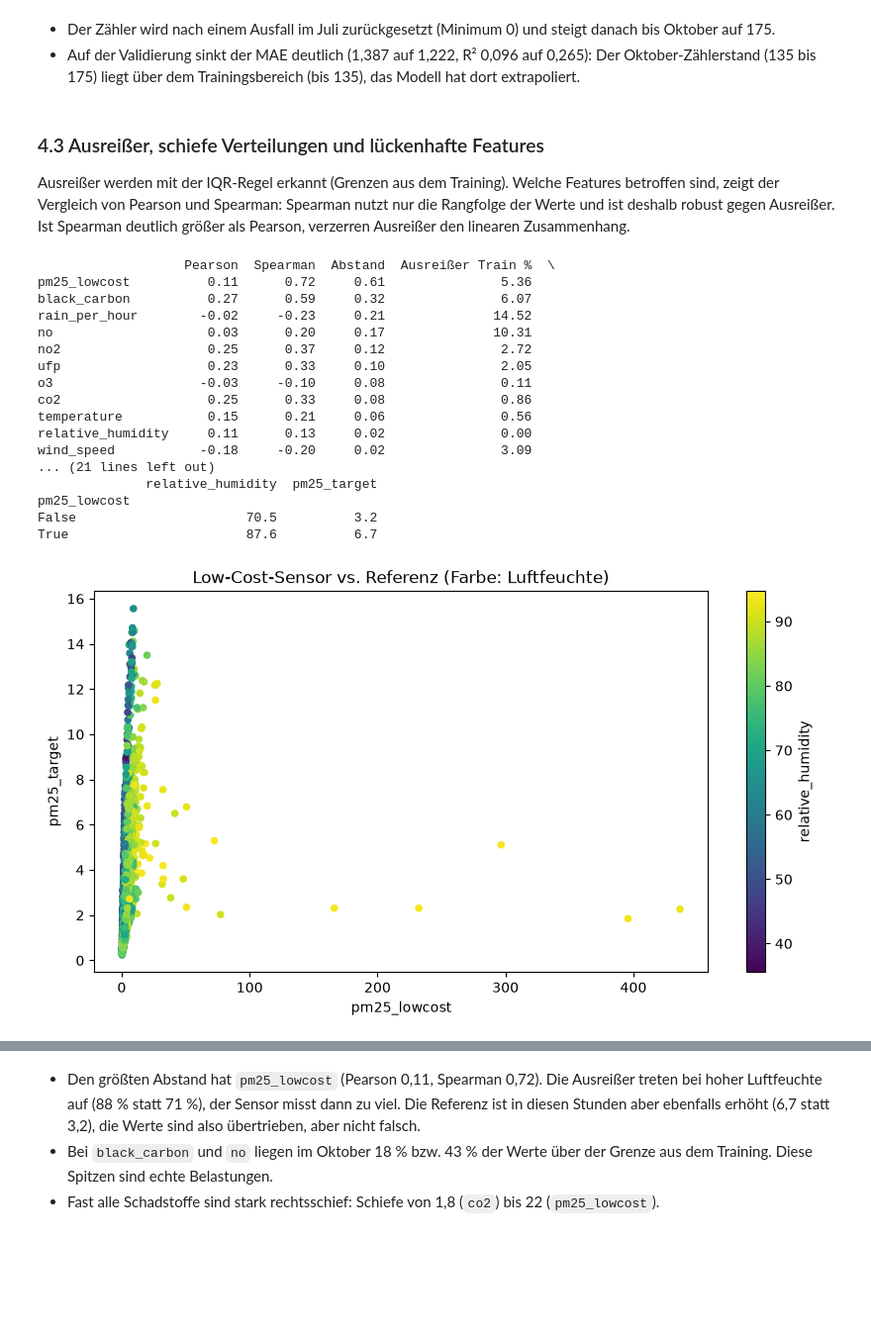
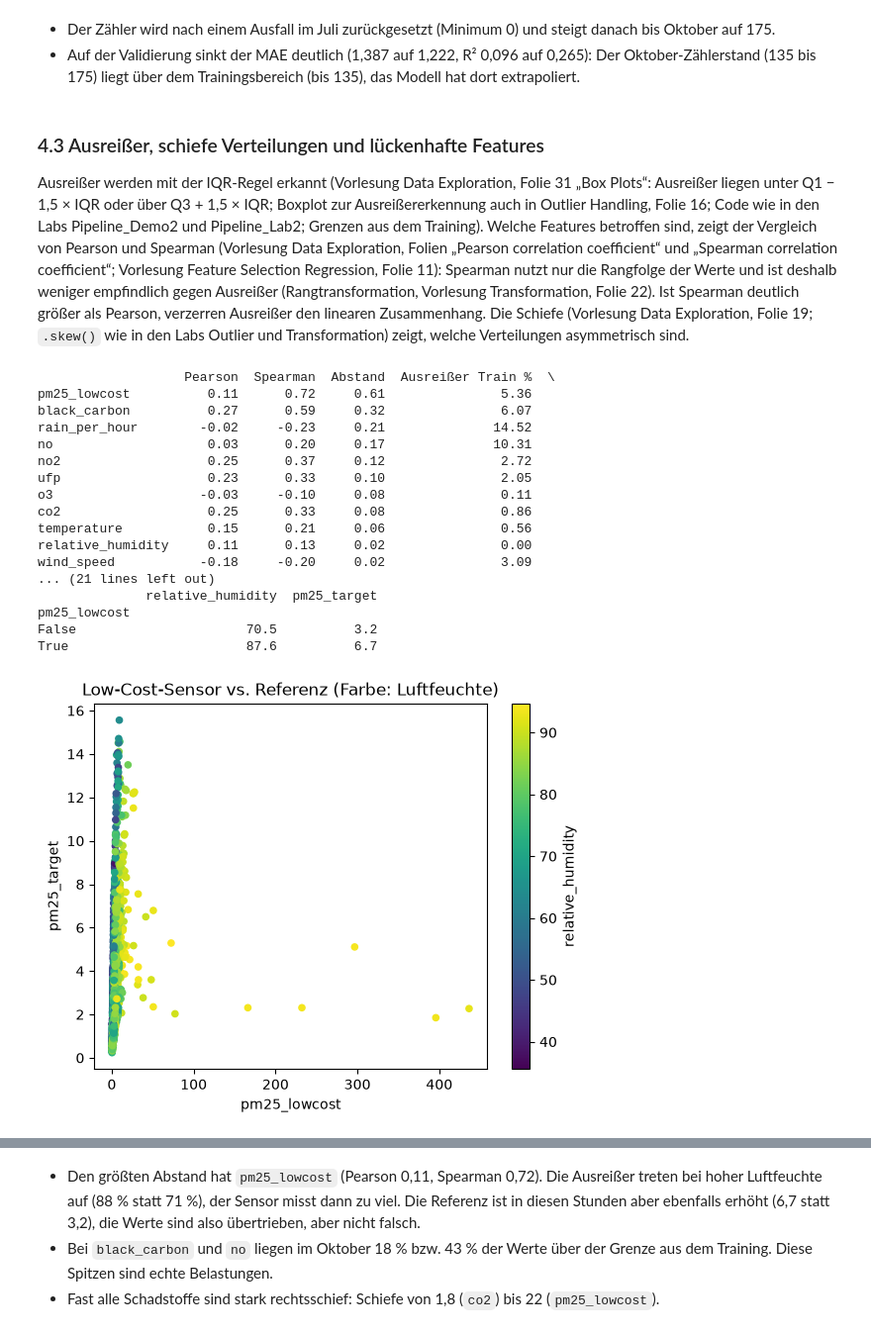
Before and after one commit to kevinvuong04/data-science-26-27, a Jupyter notebook: src/Notebooks/Aufgabe_2_Data_Preparation.ipynb, the cells around one changed output, grey strips where cells are left out. Shown at 99% size. Drawn from its saved outputs; the diff is of its cells as text; code cells hidden in the pictures; blank space fills up the shorter version.

```diff
--- a/src/Notebooks/Aufgabe_2_Data_Preparation.ipynb
+++ b/src/Notebooks/Aufgabe_2_Data_Preparation.ipynb
@@ -323,7 +367,7 @@ year_month
 - Auf der Validierung sinkt der MAE deutlich (1,387 auf 1,222, R² 0,096 auf 0,265): Der Oktober-Zählerstand (135 bis 175) liegt über dem Trainingsbereich (bis 135), das Modell hat dort extrapoliert.
 # %% [markdown]
 ### 4.3 Ausreißer, schiefe Verteilungen und lückenhafte Features
-Ausreißer werden mit der IQR-Regel erkannt (Grenzen aus dem Training). Welche Features betroffen sind, zeigt der Vergleich von Pearson und Spearman: Spearman nutzt nur die Rangfolge der Werte und ist deshalb robust gegen Ausreißer. Ist Spearman deutlich größer als Pearson, verzerren Ausreißer den linearen Zusammenhang.
+Ausreißer werden mit der IQR-Regel erkannt (Vorlesung Data Exploration, Folie 31 „Box Plots“: Ausreißer liegen unter Q1 − 1,5 × IQR oder über Q3 + 1,5 × IQR; Boxplot zur Ausreißererkennung auch in Outlier Handling, Folie 16; Code wie in den Labs Pipeline_Demo2 und Pipeline_Lab2; Grenzen aus dem Training). Welche Features betroffen sind, zeigt der Vergleich von Pearson und Spearman (Vorlesung Data Exploration, Folien „Pearson correlation coefficient“ und „Spearman correlation coefficient“; Vorlesung Feature Selection Regression, Folie 11): Spearman nutzt nur die Rangfolge der Werte und ist deshalb weniger empfindlich gegen Ausreißer (Rangtransformation, Vorlesung Transformation, Folie 22). Ist Spearman deutlich größer als Pearson, verzerren Ausreißer den linearen Zusammenhang. Die Schiefe (Vorlesung Data Exploration, Folie 19; `.skew()` wie in den Labs Outlier und Transformation) zeigt, welche Verteilungen asymmetrisch sind.
 # %%
 train_cur, valid_cur = cur[0], cur[1]
 features = feature_columns(train_cur)
@@ -335,33 +379,34 @@ for col in features:
     lower, upper = q1 - 1.5 * (q3 - q1), q3 + 1.5 * (q3 - q1)
     diagnosis.loc[col, "Ausreißer Train %"] = ((train_cur[col] < lower) | (train_cur[col] > upper)).mean() * 100
     diagnosis.loc[col, "Ausreißer Val %"] = ((valid_cur[col] < lower) | (valid_cur[col] > upper)).mean() * 100
 diagnosis["Schiefe Train"] = train_cur[features].skew()
 print(diagnosis.sort_values("Abstand", ascending=False).round(2))
 
 # Wann treten die Low-Cost-Ausreißer auf?
 q1, q3 = train_cur["pm25_lowcost"].quantile(0.25), train_cur["pm25_lowcost"].quantile(0.75)
 lowcost_outlier = train_cur["pm25_lowcost"] > q3 + 1.5 * (q3 - q1)
 print("\nMittelwerte ohne (False) und mit (True) Low-Cost-Ausreißer:")
 print(train_cur.groupby(lowcost_outlier)[["relative_humidity", LABEL]].mean().round(1))
-train_cur.plot.scatter(x="pm25_lowcost", y=LABEL, c="relative_humidity", colormap="viridis",
-                       sharex=False, figsize=(10, 5), title="Low-Cost-Sensor vs. Referenz (Farbe: Luftfeuchte)")
+# Streudiagramm mit Farbe wie in den Labs Data Exploration und Clustering (plot.scatter mit c, colormap und sharex)
+train_cur.plot.scatter(x="pm25_lowcost", y=LABEL, c="relative_humidity", colormap="viridis", sharex=False)
+plt.title("Low-Cost-Sensor vs. Referenz (Farbe: Luftfeuchte)")
 plt.show()
 # %% [output]
                    Pearson  Spearman  Abstand  Ausreißer Train %  \
 pm25_lowcost          0.11      0.72     0.61               5.36
 black_carbon          0.27      0.59     0.32               6.07
 rain_per_hour        -0.02     -0.23     0.21              14.52
 no                    0.03      0.20     0.17              10.31
 no2                   0.25      0.37     0.12               2.72
 ufp                   0.23      0.33     0.10               2.05
 o3                   -0.03     -0.10     0.08               0.11
 co2                   0.25      0.33     0.08               0.86
 temperature           0.15      0.21     0.06               0.56
 relative_humidity     0.11      0.13     0.02               0.00
 wind_speed           -0.18     -0.20     0.02               3.09
 ... (21 lines left out)
               relative_humidity  pm25_target
 pm25_lowcost
 False                      70.5          3.2
 True                       87.6          6.7
-[figure, old version]
+[figure, new version]
```
Also changed, not shown: parts of 74 cells of this notebook, 5 other files.
